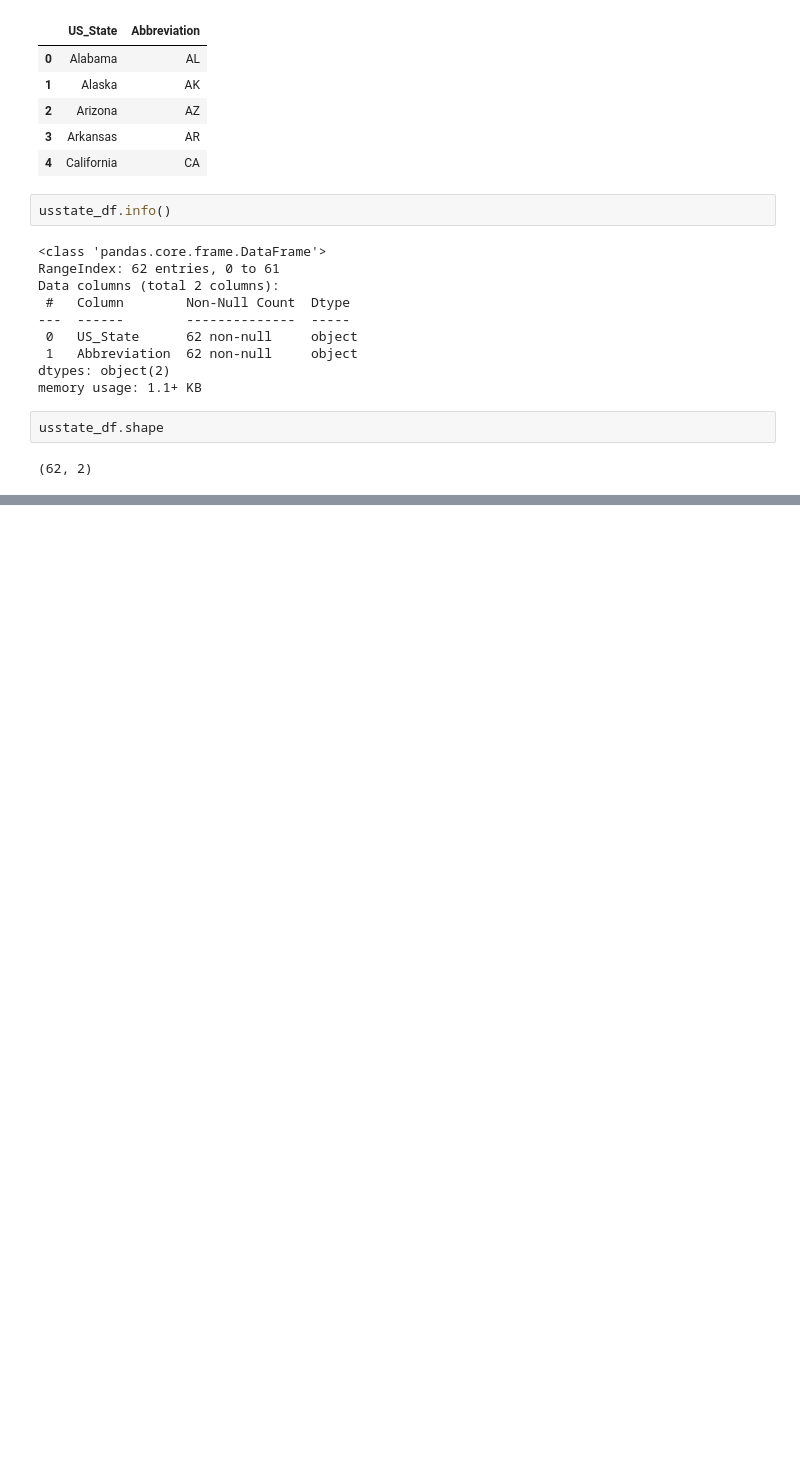
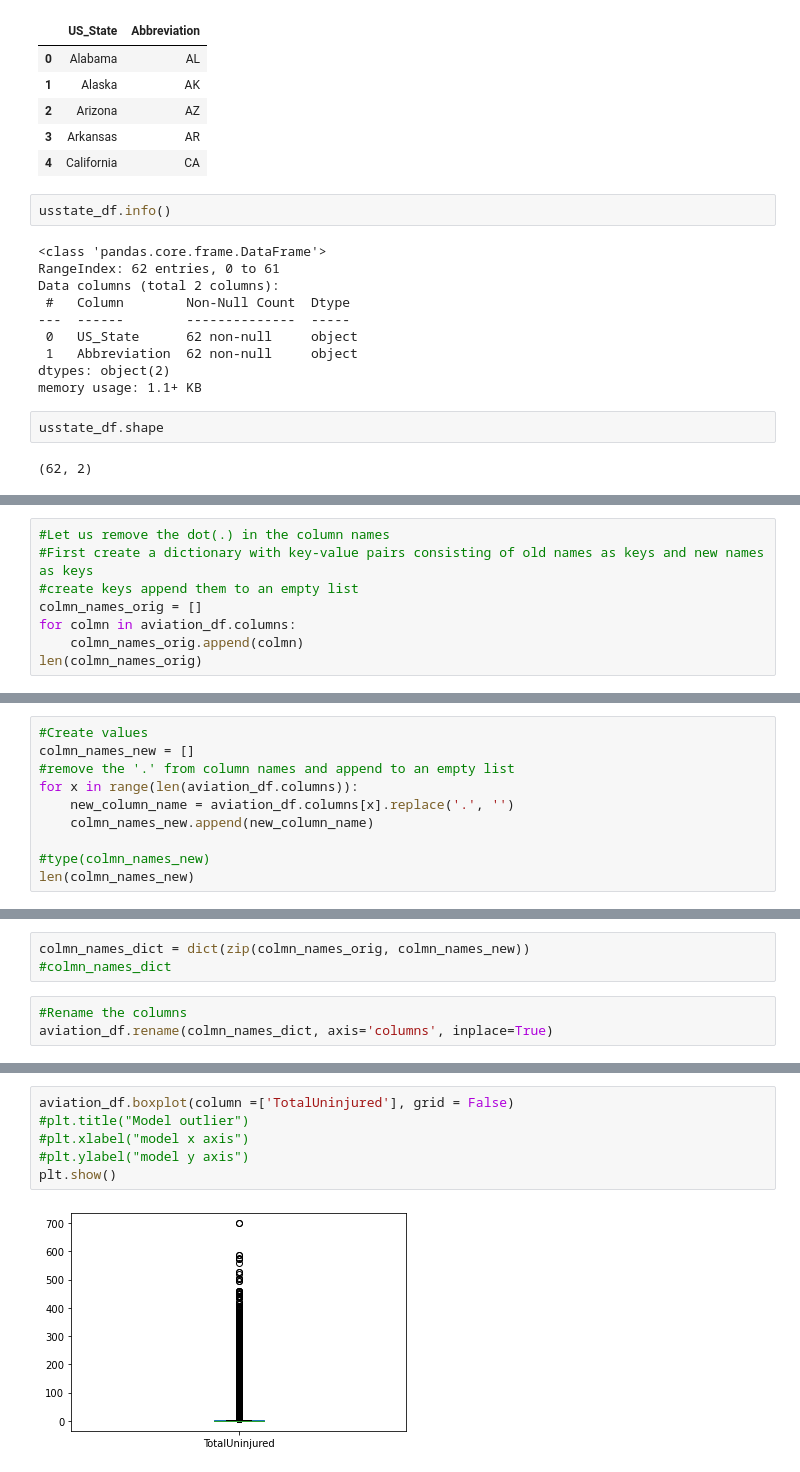
Before and after one commit to mercy-gh/Phase1Project, a Jupyter notebook: index.ipynb, the cells around one changed output, grey strips where cells are left out. Saved outputs shown, nothing was run; the diff lists cells and outputs as text; blank space fills up the shorter version.

```diff
--- a/index.ipynb
+++ b/index.ipynb
@@ -119,0 +244,8 @@ The data from USState codes contains 62 rows, showing 62 states and 2 columns sh
+# %%
+#Let us remove the dot(.) in the column names
+#First create a dictionary with key-value pairs consisting of old names as keys and new names as keys
+#create keys append them to an empty list
+colmn_names_orig = []
+for colmn in aviation_df.columns:
+    colmn_names_orig.append(colmn)
+len(colmn_names_orig)
@@ -119,0 +254,10 @@ The data from USState codes contains 62 rows, showing 62 states and 2 columns sh
+# %%
+#Create values
+colmn_names_new = []
+#remove the '.' from column names and append to an empty list
+for x in range(len(aviation_df.columns)):
+    new_column_name = aviation_df.columns[x].replace('.', '')
+    colmn_names_new.append(new_column_name)
+
+#type(colmn_names_new)
+len(colmn_names_new)
@@ -119,0 +266,6 @@ The data from USState codes contains 62 rows, showing 62 states and 2 columns sh
+# %%
+colmn_names_dict = dict(zip(colmn_names_orig, colmn_names_new))
+#colmn_names_dict
+# %%
+#Rename the columns
+aviation_df.rename(colmn_names_dict, axis='columns', inplace=True)
@@ -119,0 +377,8 @@ The data from USState codes contains 62 rows, showing 62 states and 2 columns sh
+# %%
+aviation_df.boxplot(column =['TotalUninjured'], grid = False)
+#plt.title("Model outlier")
+#plt.xlabel("model x axis")
+#plt.ylabel("model y axis")
+plt.show()
+# %% [output]
+[figure, added]
```
Also changed, not shown: parts of 29 cells of this notebook.
